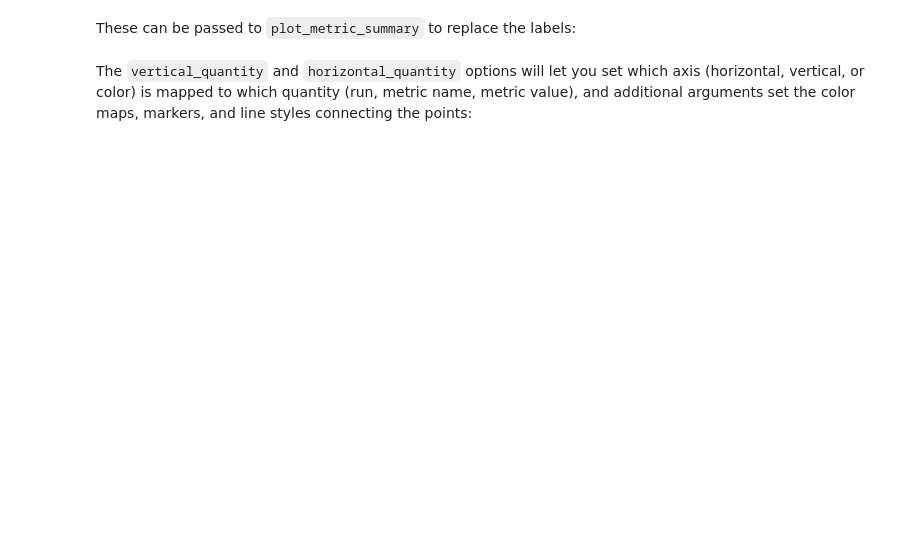
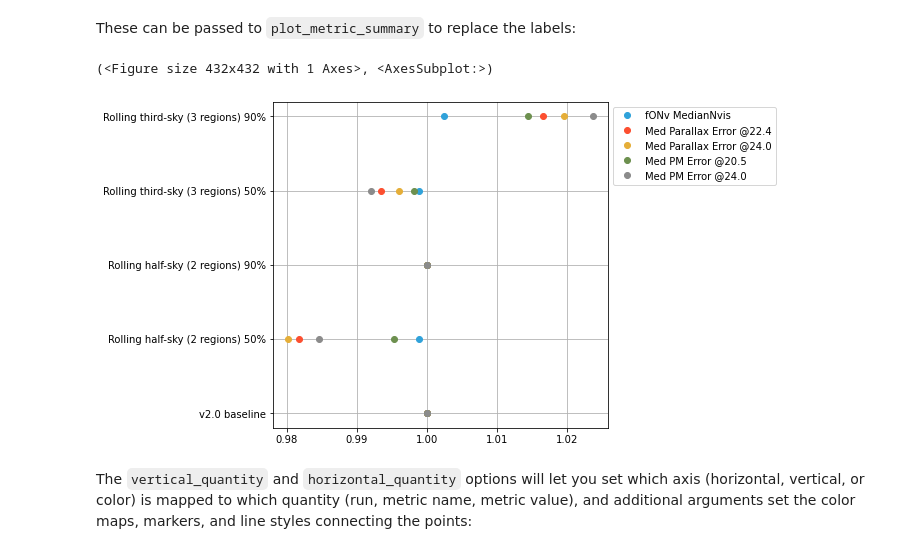
Before and after one commit to ehneilsen/survey_strategy, a Jupyter notebook: fbs_2.0/archive_tutorial.ipynb, the cells around one changed output. Saved outputs shown, nothing was run; the diff lists cells and outputs as text; code cells hidden in the pictures; blank space fills up the shorter version.

```diff
--- a/fbs_2.0/archive_tutorial.ipynb
+++ b/fbs_2.0/archive_tutorial.ipynb
@@ -286,12 +383,15 @@ run_label_map
 # %% [markdown]
 These can be passed to `plot_metric_summary` to replace the labels:
 # %%
-archive.plot_run_metric(
+maf.plot_run_metric(
     summary,
     baseline_run=baseline_run,
     run_label_map=run_label_map,
     metric_label_map=metric_label_map,
 )
+# %% [output]
+(<Figure size 432x432 with 1 Axes>, <AxesSubplot:>)
+[figure, added]
 # %% [markdown]
 The `vertical_quantity` and `horizontal_quantity` options will let you set which axis (horizontal, vertical, or color) is mapped to which quantity (run, metric name, metric value), and additional arguments set the color maps, markers, and line styles connecting the points:
 # %%
```
Also changed, not shown: parts of 34 cells of this notebook, 1 other file.
